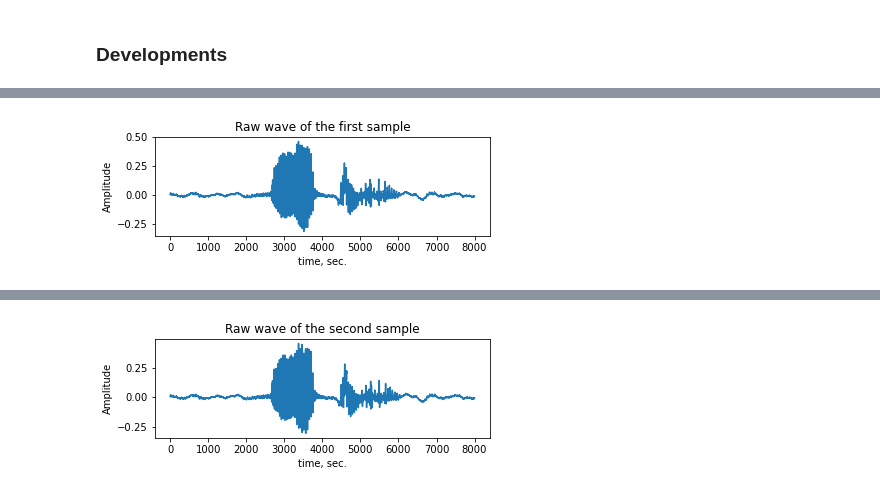
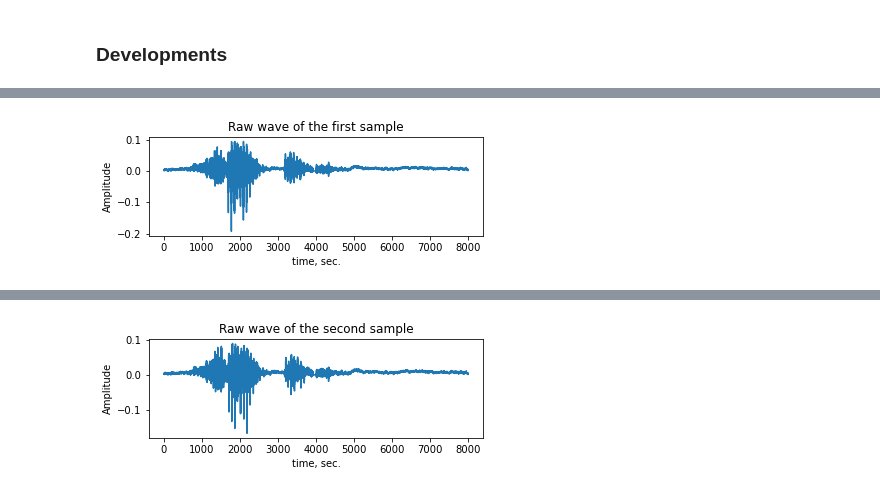
Before and after one commit to balobinp/AudioSignalProcessing, a Jupyter notebook: AudioSignalProcessing.ipynb, the cells around one changed output, grey strips where cells are left out. Drawn from its saved outputs; the diff is of its cells as text; code cells hidden in the pictures.

```diff
--- a/AudioSignalProcessing.ipynb
+++ b/AudioSignalProcessing.ipynb
@@ -624,7 +680,7 @@ https://ai.googleblog.com/2017/08/launching-speech-commands-dataset.html
 # Чтение файла
 
 # origin_filename = join('happy', 'HappyOrigin01.wav')
-origin_filename = 'HappyOrigin03.wav'
+origin_filename = 'HappyOrigin01.wav'
 sample, sample_rate = librosa.load(join(input_voice_samples_folders, origin_filename), sr=8000)
 # sample, sample_rate = librosa.load(join(input_voice_samples_folders, origin_filename)) # Def. sr=22050 in sec
 # %%
@@ -752,0 +694,5 @@ def spoil_audio(sample, sr=8000, rem_coef=0.1):
+# %%
+# Add noice
+
+sample_filtered = asp.add_noice(sample, sr=8000, noice_vol=0.05)
+asp.two_samples_analyzer(sample, sample_filtered)
@@ -753,8 +721,10 @@ def spoil_audio(sample, sr=8000, rem_coef=0.1):
 # %%
-sample_filtered = stretch_audio(sample, sr=8000, stretch_coef=0.1)
-two_samples_analyzer(sample, sample_filtered)
+# Удаление части данных
+
+sample_filtered = asp.spoil_audio(sample, sr=8000, rem_coef=0.1)
+asp.two_samples_analyzer(sample, sample_filtered)
 # %% [output]
-[figure, old version]
+[figure, new version]
 [interactive output not drawn]
-[figure, old version]
+[figure, new version]
 [interactive output not drawn]
```
Also changed, not shown: parts of 10 cells of this notebook, 2 other files.
